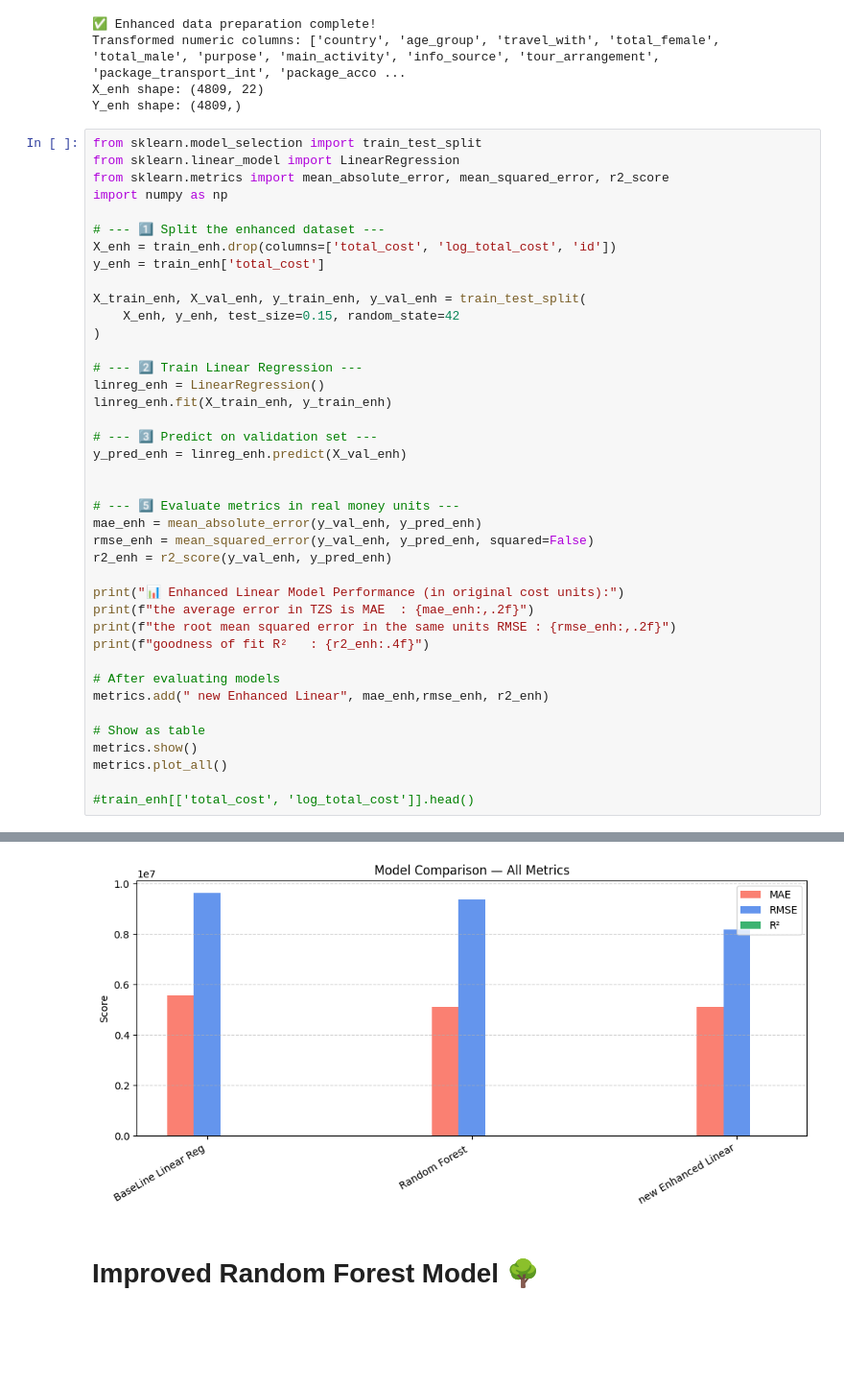
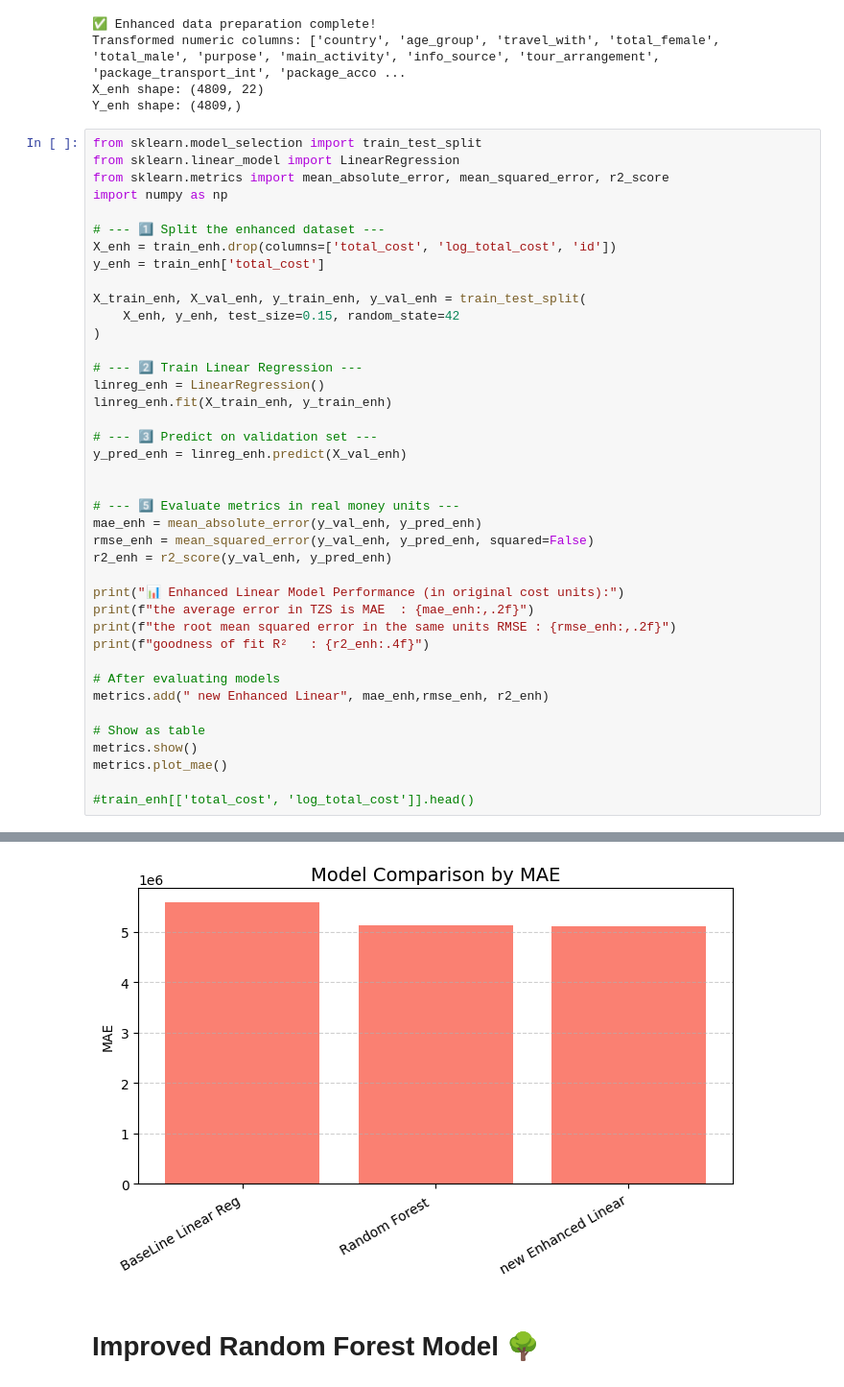
Before and after one commit to Karl-Johann-Jaekel/Machine-Learning-Project-Tourism, a Jupyter notebook: ML-Project.ipynb, the cells around one changed output, grey strips where cells are left out. Shown at 96% size. Saved outputs shown, nothing was run; the diff lists cells and outputs as text; blank space fills up the shorter version.

```diff
--- a/ML-Project.ipynb
+++ b/ML-Project.ipynb
@@ -1483,35 +1483,35 @@ y_pred_enh = linreg_enh.predict(X_val_enh)
 
 
 # --- 5️⃣ Evaluate metrics in real money units ---
 mae_enh = mean_absolute_error(y_val_enh, y_pred_enh)
 rmse_enh = mean_squared_error(y_val_enh, y_pred_enh, squared=False)
 r2_enh = r2_score(y_val_enh, y_pred_enh)
 
 print("📊 Enhanced Linear Model Performance (in original cost units):")
 print(f"the average error in TZS is MAE  : {mae_enh:,.2f}")
 print(f"the root mean squared error in the same units RMSE : {rmse_enh:,.2f}")
 print(f"goodness of fit R²   : {r2_enh:.4f}")
 
 # After evaluating models
 metrics.add(" new Enhanced Linear", mae_enh,rmse_enh, r2_enh)
 
 # Show as table
 metrics.show()
-metrics.plot_all()
+metrics.plot_mae()
 
 #train_enh[['total_cost', 'log_total_cost']].head()
 # %% [output]
 📊 Enhanced Linear Model Performance (in original cost units):
 the average error in TZS is MAE  : 5,105,698.56
 the root mean squared error in the same units RMSE : 8,178,935.54
 goodness of fit R²   : 0.3839
 ✅ Added model ' new Enhanced Linear'.
 📊 Model Comparison Table:
 |  | Model | MAE | RMSE | R² |
 | 0 | new Enhanced Linear | 5,105,698.56 | 8,178,935.54 | 0.38 |
 | 1 | Random Forest | 5,120,771.67 | 9,372,241.09 | 0.38 |
 | 2 | BaseLine Linear Reg | 5,584,619.38 | 9,633,228.47 | 0.34 |
-[figure, old version]
+[figure, new version]
 # %% [markdown]
 # Improved Random Forest Model 🌳
 # %% [markdown]
```
Also changed, not shown: parts of 4 cells of this notebook.
